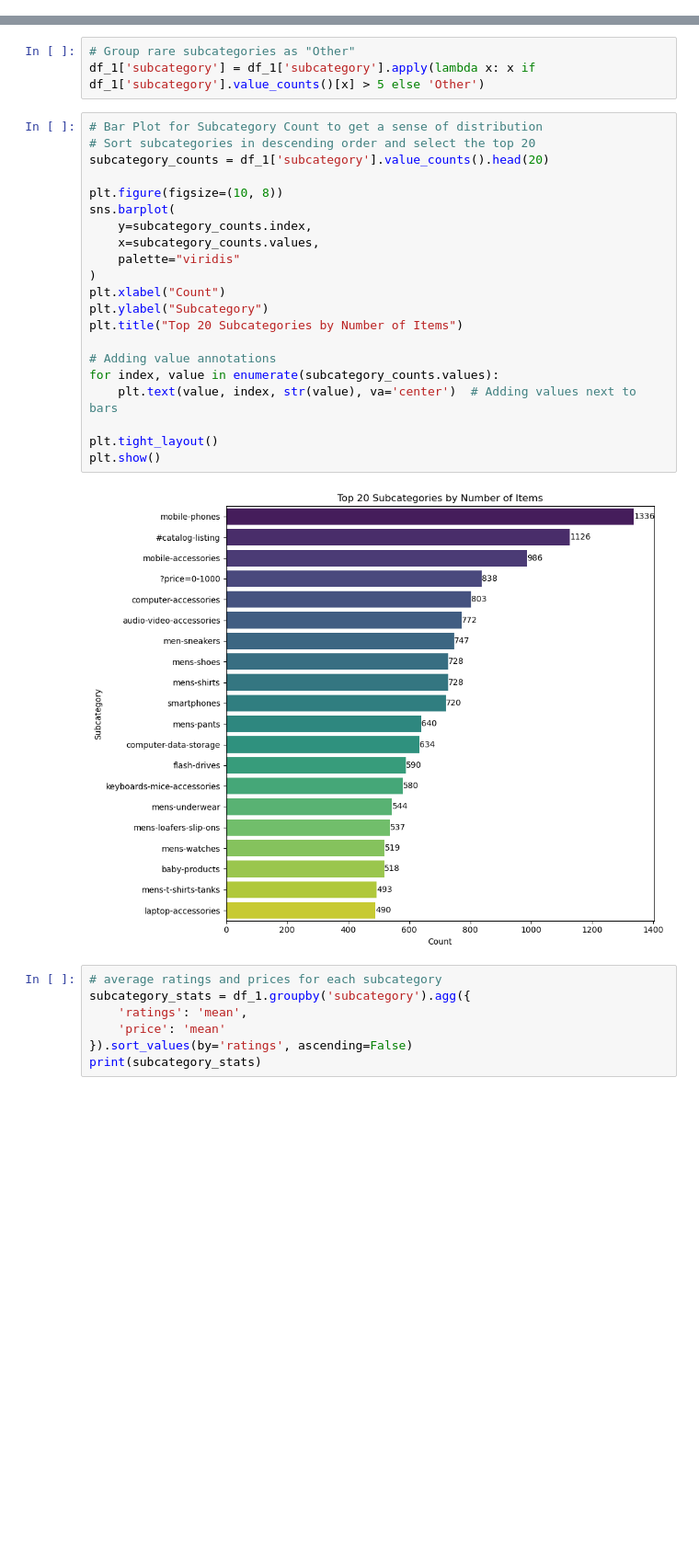
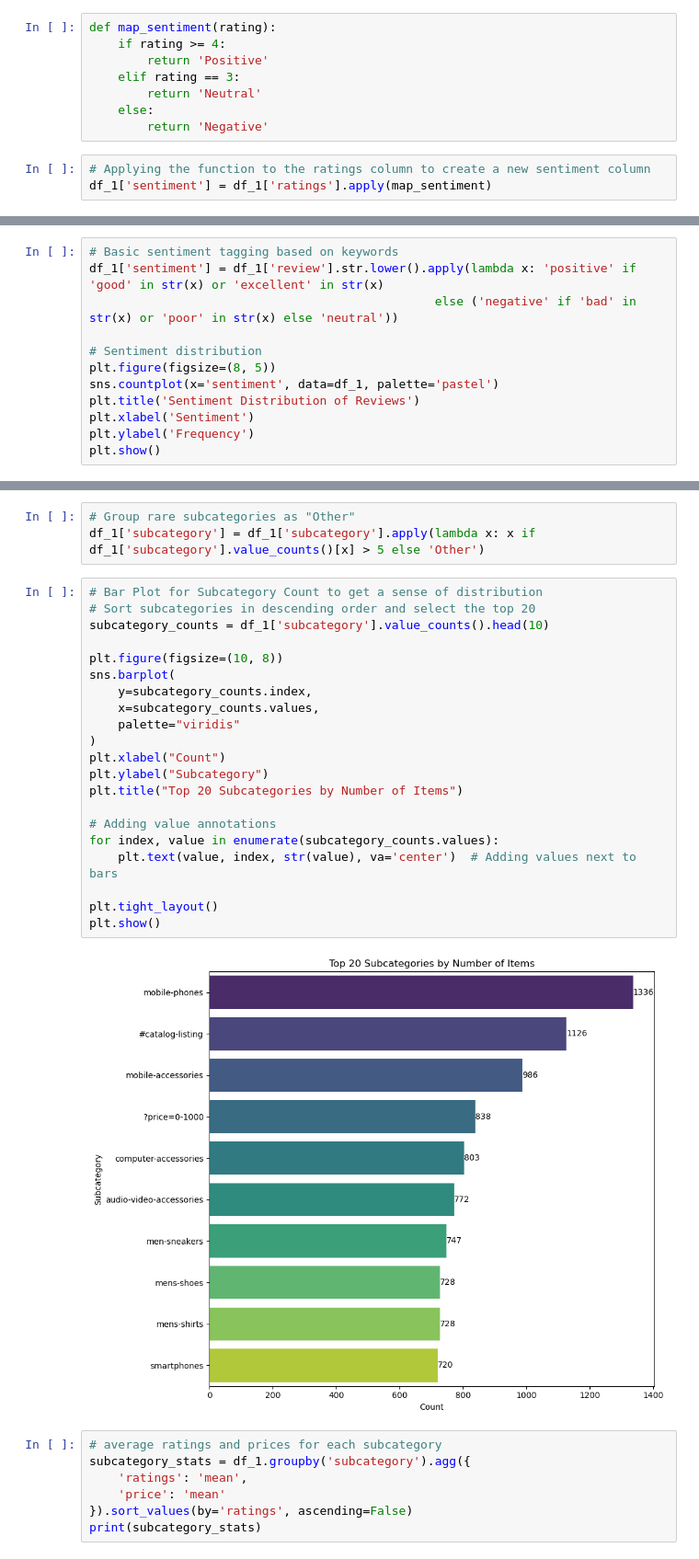
Before and after one commit to joakimTI/JUMIA-PRODUCTS-RECOMMENDATION-AND-PRODUCT-REVIEW-SYSTEM, a Jupyter notebook: index.ipynb, the cells around one changed output, grey strips where cells are left out. Shown at 92% size. Cells and saved outputs as stored; diff of their text form; blank space fills up the shorter version.

```diff
--- a/index.ipynb
+++ b/index.ipynb
@@ -399,0 +475,11 @@ Number of outliers: 5149
+# %%
+def map_sentiment(rating):
+    if rating >= 4:
+        return 'Positive'
+    elif rating == 3:
+        return 'Neutral'
+    else:
+        return 'Negative'
+# %%
+# Applying the function to the ratings column to create a new sentiment column
+df_1['sentiment'] = df_1['ratings'].apply(map_sentiment)
@@ -399,0 +648,12 @@ Number of outliers: 5149
+# %%
+# Basic sentiment tagging based on keywords
+df_1['sentiment'] = df_1['review'].str.lower().apply(lambda x: 'positive' if 'good' in str(x) or 'excellent' in str(x)
+                                                else ('negative' if 'bad' in str(x) or 'poor' in str(x) else 'neutral'))
+
+# Sentiment distribution
+plt.figure(figsize=(8, 5))
+sns.countplot(x='sentiment', data=df_1, palette='pastel')
+plt.title('Sentiment Distribution of Reviews')
+plt.xlabel('Sentiment')
+plt.ylabel('Frequency')
+plt.show()
@@ -433,26 +695,26 @@ df_1['subcategory'] = df_1['subcategory'].apply(lambda x: x if df_1['subcategory
 # %%
 # Bar Plot for Subcategory Count to get a sense of distribution
 # Sort subcategories in descending order and select the top 20
-subcategory_counts = df_1['subcategory'].value_counts().head(20)
+subcategory_counts = df_1['subcategory'].value_counts().head(10)
 
 plt.figure(figsize=(10, 8))
 sns.barplot(
     y=subcategory_counts.index,
     x=subcategory_counts.values,
     palette="viridis"
 )
 plt.xlabel("Count")
 plt.ylabel("Subcategory")
 plt.title("Top 20 Subcategories by Number of Items")
 
 # Adding value annotations
 for index, value in enumerate(subcategory_counts.values):
     plt.text(value, index, str(value), va='center')  # Adding values next to bars
 
 plt.tight_layout()
 plt.show()
 # %% [output]
-[figure, old version]
+[figure, new version]
 # %%
 # average ratings and prices for each subcategory
 subcategory_stats = df_1.groupby('subcategory').agg({
```
Also changed, not shown: parts of 30 cells of this notebook, 1 other file.
